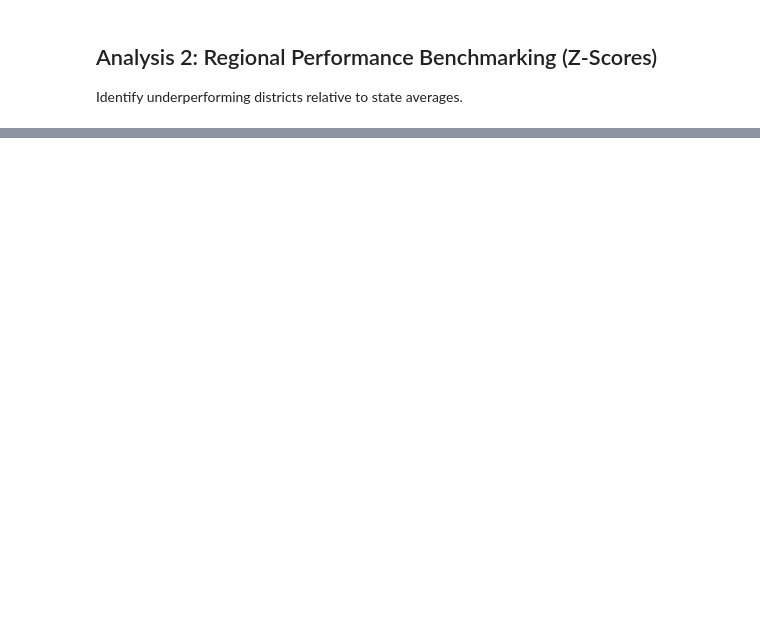
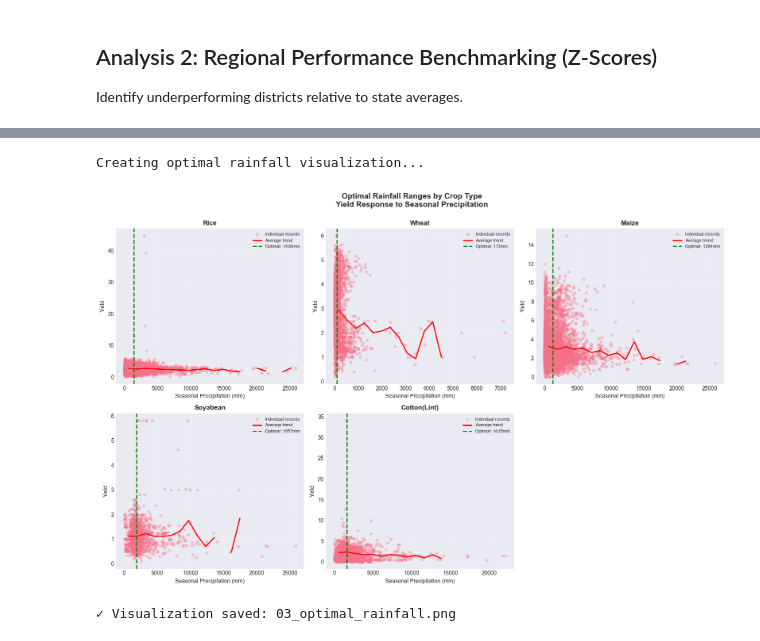
Before and after one commit to siby-sabu/dsba2026, a Jupyter notebook: notebooks/modeling/01_feature_engineering.ipynb, the cells around one changed output, grey strips where cells are left out. Drawn from its saved outputs; the diff is of its cells as text; code cells hidden in the pictures; blank space fills up the shorter version.

```diff
--- a/notebooks/modeling/01_feature_engineering.ipynb
+++ b/notebooks/modeling/01_feature_engineering.ipynb
@@ -318,0 +1418,72 @@ See `../../docs/05_FEATURE_ENGINEERING_GUIDE.md` for detailed instructions.
+# %%
+# Visualization: Yield vs Rainfall curves (optimal rainfall ranges)
+print("Creating optimal rainfall visualization...")
+
+# Top 5 crops by area
+top_crops = (
+    crop_yield_df.groupby("crop_name", observed=True)["area"].sum().nlargest(5).index
+)
+
+fig, axes = plt.subplots(2, 3, figsize=(16, 10))
+axes = axes.flatten()
+
+for idx, crop in enumerate(top_crops):
+    crop_data = crop_yield_df[
+        (crop_yield_df["crop_name"] == crop)
+        & (crop_yield_df["seasonal_precip_total"].notna())
+    ].copy()
+
+    # Bin precipitation and calculate mean yield
+    crop_data["precip_bin"] = pd.cut(crop_data["seasonal_precip_total"], bins=20)
+    binned = crop_data.groupby("precip_bin")["yield"].mean().reset_index()
+    binned["precip_center"] = binned["precip_bin"].apply(lambda x: x.mid)
+
+    # Plot
+    axes[idx].scatter(
+        crop_data["seasonal_precip_total"],
+        crop_data["yield"],
+        alpha=0.3,
+        s=20,
+        label="Individual records",
+    )
+    axes[idx].plot(
+        binned["precip_center"],
+        binned["yield"],
+        color="red",
+        linewidth=2,
+        label="Average trend",
+    )
+
+    # Mark optimal rainfall (median)
+    optimal = optimal_precip[crop]
+    axes[idx].axvline(
+        optimal,
+        color="green",
+        linestyle="--",
+        linewidth=2,
+        label=f"Optimal: {optimal:.0f}mm",
+    )
+
+    axes[idx].set_title(f"{crop}", fontsize=12, fontweight="bold")
+    axes[idx].set_xlabel("Seasonal Precipitation (mm)")
+    axes[idx].set_ylabel("Yield")
+    axes[idx].legend(loc="best", fontsize=8)
+    axes[idx].grid(True, alpha=0.3)
+
+axes[-1].axis("off")  # Hide extra subplot
+
+plt.suptitle(
+    "Optimal Rainfall Ranges by Crop Type\nYield Response to Seasonal Precipitation",
+    fontsize=14,
+    fontweight="bold",
+    y=1.00,
+)
+plt.tight_layout()
+plt.savefig(figures_path / "03_optimal_rainfall.png", dpi=300, bbox_inches="tight")
+plt.show()
+
+print("✓ Visualization saved: 03_optimal_rainfall.png")
+# %% [output]
+Creating optimal rainfall visualization...
+[figure, added]
+✓ Visualization saved: 03_optimal_rainfall.png
```
Also changed, not shown: parts of 40 cells of this notebook, 23 other files.
